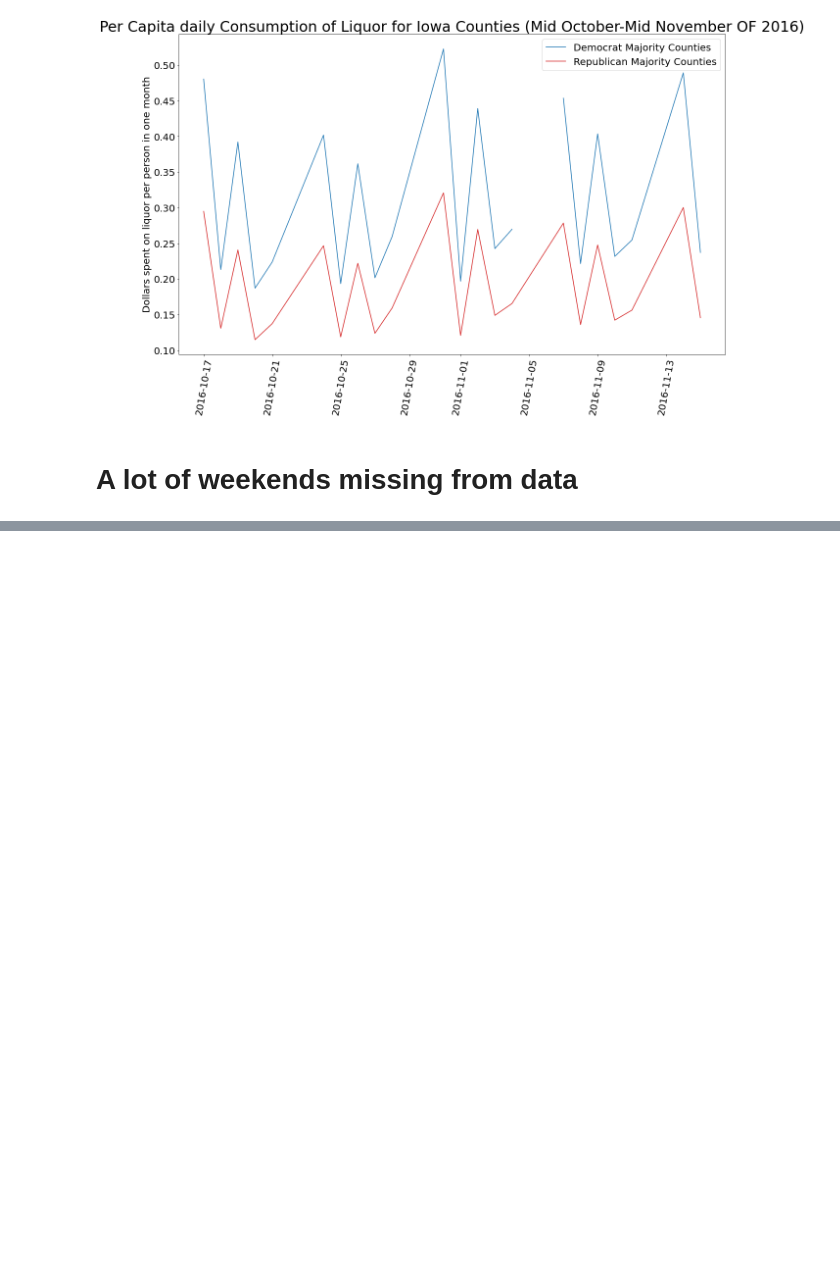
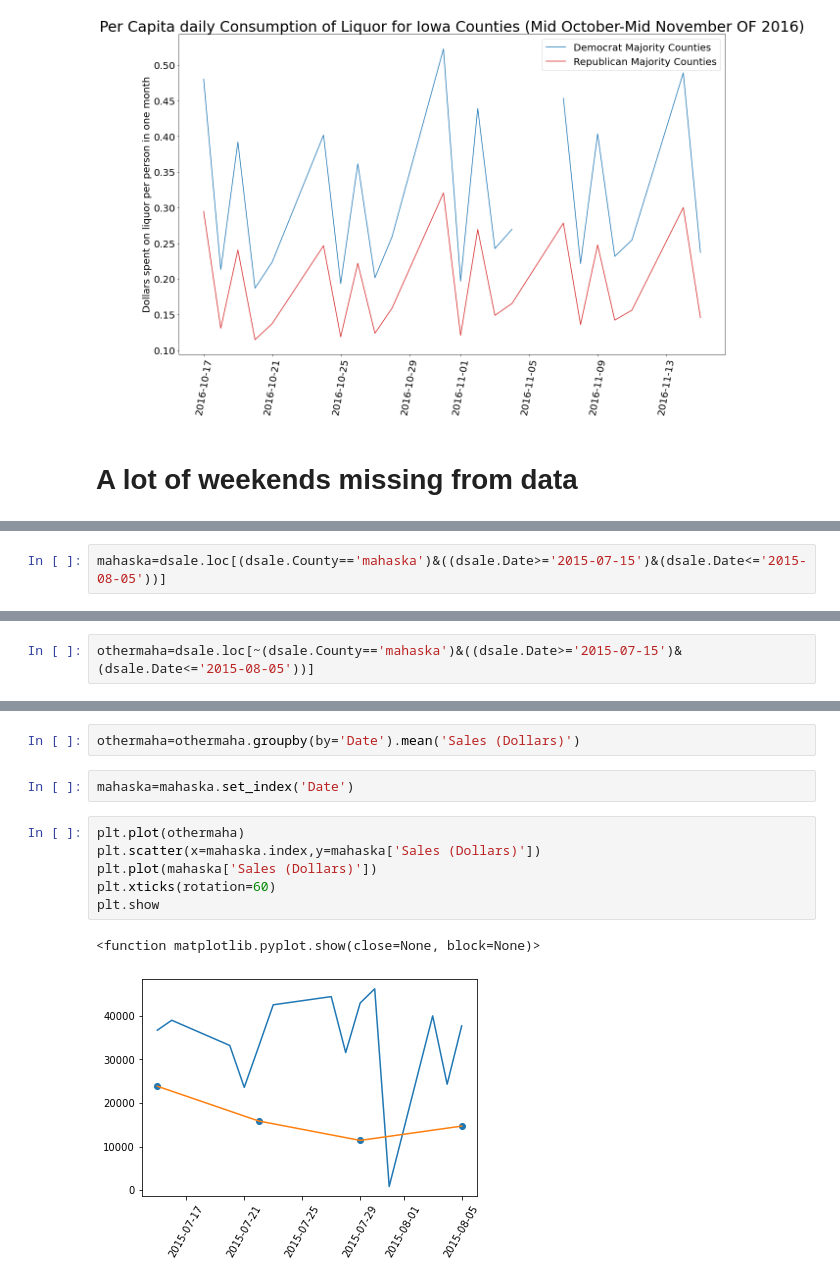
Before and after one commit to kekstrom/ACE592_group, a Jupyter notebook: Iowa Liquor Data Vis.ipynb, the cells around one changed output, grey strips where cells are left out. Drawn from its saved outputs; the diff is of its cells as text; blank space fills up the shorter version.

```diff
--- a/Iowa Liquor Data Vis.ipynb
+++ b/Iowa Liquor Data Vis.ipynb
@@ -186,0 +231,2 @@ Name: dofweek, dtype: int64
+# %%
+mahaska=dsale.loc[(dsale.County=='mahaska')&((dsale.Date>='2015-07-15')&(dsale.Date<='2015-08-05'))]
@@ -186,0 +241,2 @@ Name: dofweek, dtype: int64
+# %%
+othermaha=dsale.loc[~(dsale.County=='mahaska')&((dsale.Date>='2015-07-15')&(dsale.Date<='2015-08-05'))]
@@ -186,0 +252,13 @@ Name: dofweek, dtype: int64
+# %%
+othermaha=othermaha.groupby(by='Date').mean('Sales (Dollars)')
+# %%
+mahaska=mahaska.set_index('Date')
+# %%
+plt.plot(othermaha)
+plt.scatter(x=mahaska.index,y=mahaska['Sales (Dollars)'])
+plt.plot(mahaska['Sales (Dollars)'])
+plt.xticks(rotation=60)
+plt.show
+# %% [output]
+<function matplotlib.pyplot.show(close=None, block=None)>
+[figure, added]
```
Also changed, not shown: parts of 14 cells of this notebook, 1 other file.
